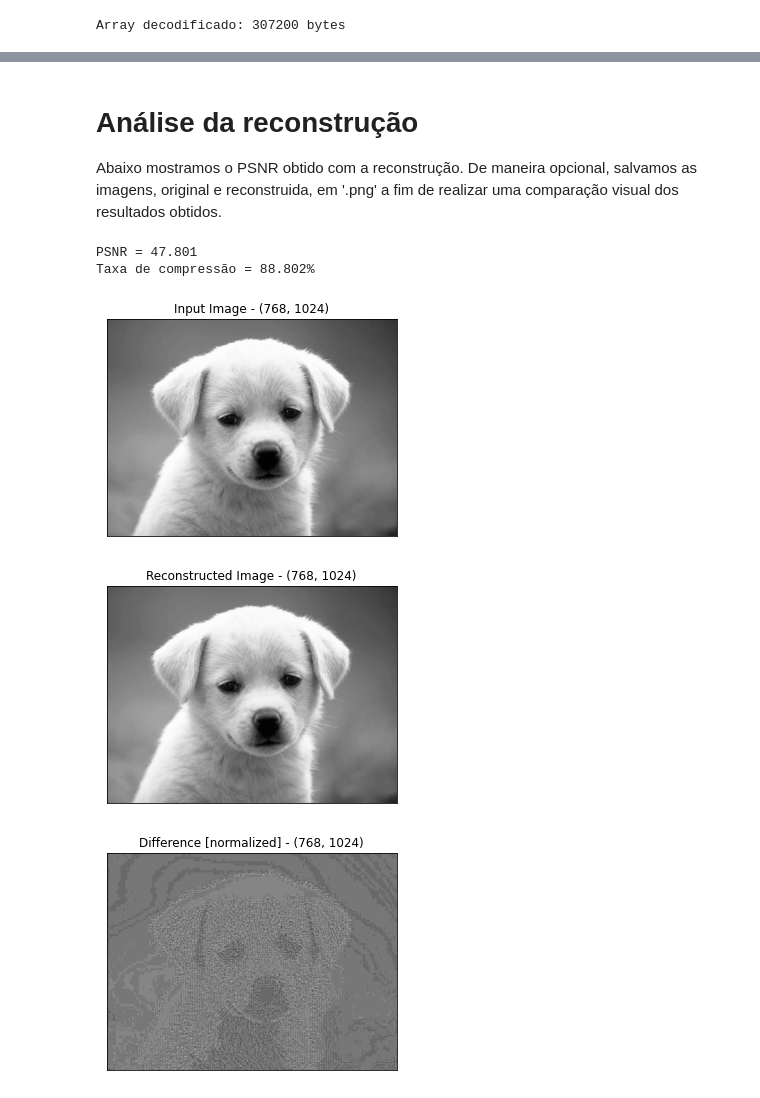
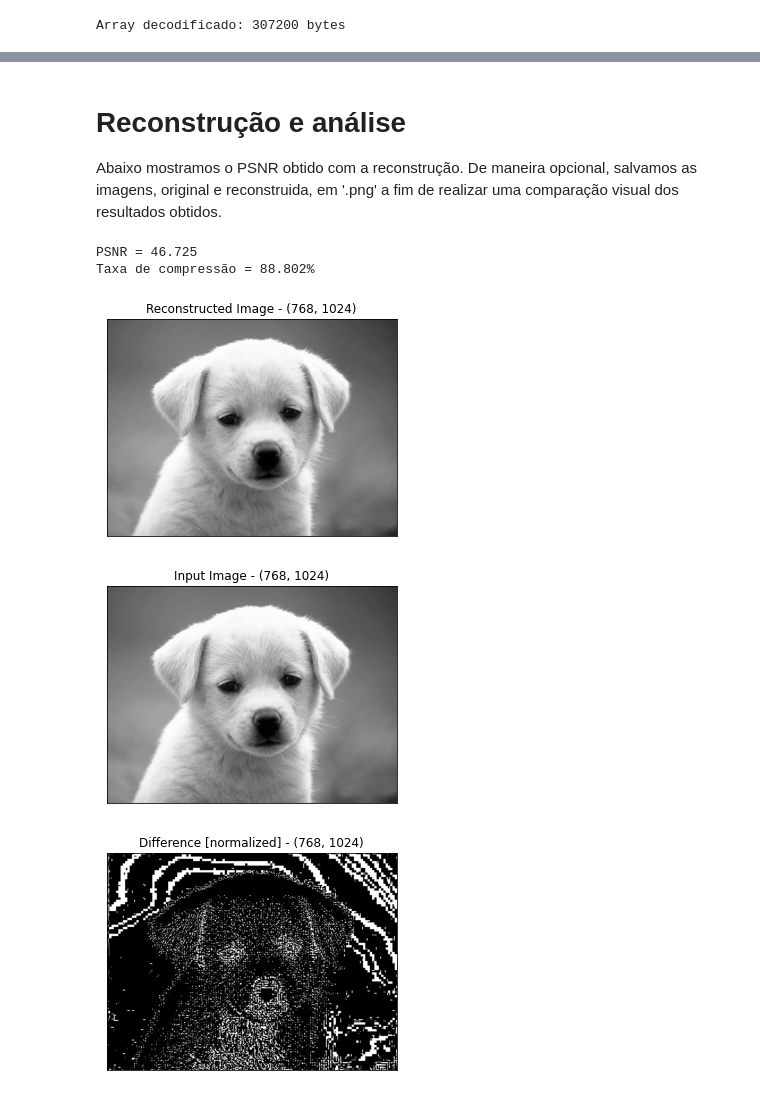
Before and after one commit to RenanBomtempo/image-compression, a Jupyter notebook: main.ipynb, the cells around one changed output, grey strips where cells are left out. Drawn from its saved outputs; the diff is of its cells as text; code cells hidden in the pictures.

```diff
--- a/main.ipynb
+++ b/main.ipynb
@@ -41,12 +47,12 @@ def get_2d_idct(coefficients):
     return fftpack.idct(fftpack.idct(coefficients.T, norm='ortho').T, norm='ortho')
 
 # Calcula o rmse
-def rmse(predictions, targets):
+def calc_rmse(predictions, targets):
     return np.sqrt(((predictions - targets) ** 2).mean())
 
 # Calcula o psnr
-def psnr(predictions, targets):
-    rmsev = rmse(predictions, targets)
+def calc_psnr(predictions, targets):
+    rmsev = calc_rmse(predictions, targets)
     return 20 * np.log10(255/rmsev)
 
 # Retorna o tamanho de um arquivo em bytes
@@ -232,9 +242,10 @@ Salvamos o array obtido em um arquivo 'compressed\_image.bin' e comparamos o tam
 # %%
+# Salva a imagem original e o array codificado em arquivos '.out'
 img_to_file(input_img,"original_image.out")
 img_to_file(coded_arr,"coded_image.out")
 
 # Calculando a taxa de compressão
-compression_rate = 1-(file_size("coded_image.out")/file_size("original.out"))
+compression_rate = 1-(file_size("coded_image.out")/file_size("original_image.out"))
 print("Taxa de compressão total: {:.3f}%".format(compression_rate * 100))
 # %% [output]
 Taxa de compressão total: 88.802%
@@ -360,30 +370,33 @@ print_gimage(reco_img, "Reconstructed Image")
 # %% [markdown]
-# Análise da reconstrução
+# Reconstrução e análise
 
 Abaixo mostramos o PSNR obtido com a reconstrução. De maneira opcional, salvamos as imagens, original e reconstruida, em '.png' a fim de realizar uma comparação visual dos resultados obtidos.
 # %%
+# Imagem reconstruida
+reco_img = np.uint8(inverse_dct[:orig_shape[0], :orig_shape[1]]+128)
+
 # Calcular PSNR
-psnr = psnr(input_img,reco_img)
+psnr = calc_psnr(np.uint8(input_img), reco_img)
 
 # Mostrar valores obtidos nas métricas
 print("PSNR = {:.3f}".format(psnr))
 print("Taxa de compressão = {:.3f}%".format(compression_rate*100))
 
 # Mostrar imagem de entrada / imagem reconstruida / diferença entre as imagens
+print_gimage(reco_img, "Reconstructed Image")
 print_gimage(input_img, "Input Image")
-print_gimage(reco_img, "Reconstructed Image")
-img_dif = input_img-reco_img
+img_dif = abs(input_img-reco_img)
 print_gimage(img_dif, "Difference [normalized]", (np.min(img_dif),np.max(img_dif)))
 
 # Salvar imagens em .png para comparação visual
 salvar_png = False
 
 if (salvar_png):
     save_png(input_img, "{0}".format(input_img_name.split('.')[0]))
     save_png(reco_img, "{0}-{1}_{2}_[{3:.2f}]_[{4:.2f}]".format(input_img_name.split('.')[0], step, sv_step, compression_rate*100, psnr))
 # %% [output]
-PSNR = 47.801
+PSNR = 46.725
 Taxa de compressão = 88.802%
-[figure, old version]
+[figure, new version]
-[figure, old version]
+[figure, new version]
-[figure, old version]
+[figure, new version]
```
Also changed, not shown: parts of 15 cells of this notebook, 5 other files.
